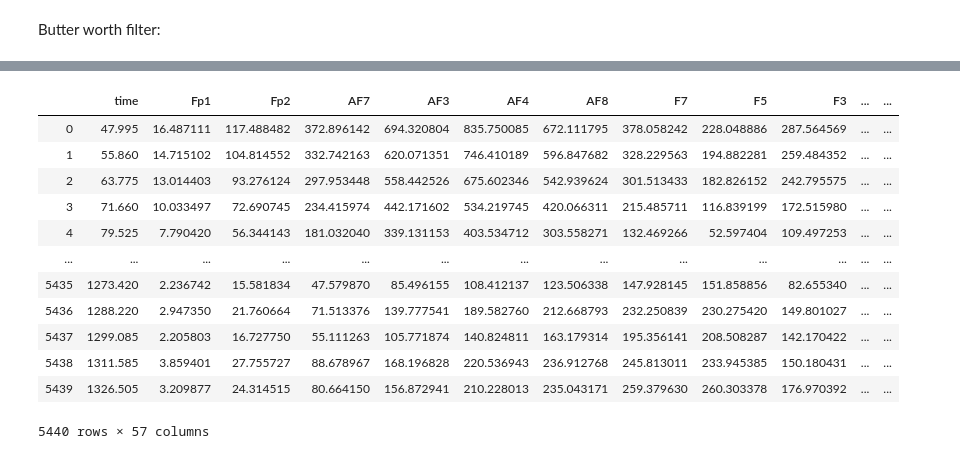
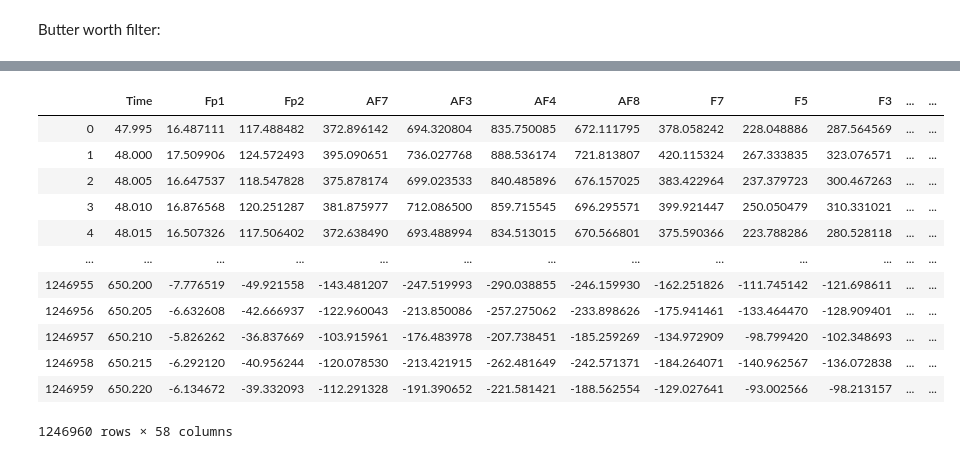
Before and after one commit to ellaelu/BCI-NERChallenge, a Jupyter notebook: preprocess.ipynb, the cells around one changed output, grey strips where cells are left out. Saved outputs shown, nothing was run; the diff lists cells and outputs as text; code cells hidden in the pictures.

Commit message:
- Added training and test data in array format of 3D size - Update preprocessing notebook with new code, fixed epoching, and added xDawn implementation - Added example of data use with models

```diff
--- a/preprocess.ipynb
+++ b/preprocess.ipynb
@@ -72,4 +110,4 @@ def extract_d(files):
     return temp
 # %%
-train = extract_d(train_files)
+train = extract_d2(train_files)
 # %% [output]
@@ -127,9 +183,9 @@ cols = ['Time', 'Fp1', 'Fp2', 'AF7', 'AF3', 'AF4', 'AF8', 'F7', 'F5', 'F3',
        'FC2', 'FC4', 'FC6', 'FT8', 'T7', 'C5', 'C3', 'C1', 'Cz', 'C2', 'C4',
        'C6', 'T8', 'TP7', 'CP5', 'CP3', 'CP1', 'CPz', 'CP2', 'CP4', 'CP6',
        'TP8', 'P7', 'P5', 'P3', 'P1', 'Pz', 'P2', 'P4', 'P6', 'P8', 'PO7',
-       'POz', 'P08', 'O1', 'O2', 'EOG']
+       'POz', 'P08', 'O1', 'O2', 'EOG', 'FeedBackEvent']
 train_df = pd.DataFrame(train, columns = cols)
-train_df.to_csv('Data/train_df.csv')
+#train_df.to_csv('Data/train_df.csv')
 # %% [markdown]
 Butter worth filter:
 # %%
@@ -145,6 +217,6 @@ def butter_filter(order, low_pass, high_pass, fs,sig):
 # %%
 sig = np.array(train)
-EEG = sig[:,1:-1]
+EEG = sig[:,1:-2]
 # %%
 order = 5
 low_pass = 1
@@ -152,20 +224,21 @@ high_pass = 40
 fs = 200
 filtered = butter_filter(order, low_pass, high_pass, fs, EEG)
 # %%
-df_filt = pd.DataFrame(filtered, columns = cols[1:-1])
-df_filt.insert(0, column='time', value=train_df.Time)
+df_filt = pd.DataFrame(filtered, columns = cols[1:-2])
+df_filt.insert(0, column='Time', value=train_df.Time)
+df_filt['FeedBackEvent'] = train_df.FeedBackEvent
 df_filt
 # %% [output]
-|  | time | Fp1 | Fp2 | AF7 | AF3 | AF4 | AF8 | F7 | F5 | F3 | ... | ... |
+|  | Time | Fp1 | Fp2 | AF7 | AF3 | AF4 | AF8 | F7 | F5 | F3 | ... | ... |
 | 0 | 47.995 | 16.487111 | 117.488482 | 372.896142 | 694.320804 | 835.750085 | 672.111795 | 378.058242 | 228.048886 | 287.564569 | ... | ... |
-| 1 | 55.860 | 14.715102 | 104.814552 | 332.742163 | 620.071351 | 746.410189 | 596.847682 | 328.229563 | 194.882281 | 259.484352 | ... | ... |
-| 2 | 63.775 | 13.014403 | 93.276124 | 297.953448 | 558.442526 | 675.602346 | 542.939624 | 301.513433 | 182.826152 | 242.795575 | ... | ... |
-| 3 | 71.660 | 10.033497 | 72.690745 | 234.415974 | 442.171602 | 534.219745 | 420.066311 | 215.485711 | 116.839199 | 172.515980 | ... | ... |
-| 4 | 79.525 | 7.790420 | 56.344143 | 181.032040 | 339.131153 | 403.534712 | 303.558271 | 132.469266 | 52.597404 | 109.497253 | ... | ... |
+| 1 | 48.000 | 17.509906 | 124.572493 | 395.090651 | 736.027768 | 888.536174 | 721.813807 | 420.115324 | 267.333835 | 323.076571 | ... | ... |
+| 2 | 48.005 | 16.647537 | 118.547828 | 375.878174 | 699.023533 | 840.485896 | 676.157025 | 383.422964 | 237.379723 | 300.467263 | ... | ... |
+| 3 | 48.010 | 16.876568 | 120.251287 | 381.875977 | 712.086500 | 859.715545 | 696.295571 | 399.921447 | 250.050479 | 310.331021 | ... | ... |
+| 4 | 48.015 | 16.507326 | 117.506402 | 372.638490 | 693.488994 | 834.513015 | 670.566801 | 375.590366 | 223.788286 | 280.528118 | ... | ... |
 | ... | ... | ... | ... | ... | ... | ... | ... | ... | ... | ... | ... | ... |
-| 5435 | 1273.420 | 2.236742 | 15.581834 | 47.579870 | 85.496155 | 108.412137 | 123.506338 | 147.928145 | 151.858856 | 82.655340 | ... | ... |
-| 5436 | 1288.220 | 2.947350 | 21.760664 | 71.513376 | 139.777541 | 189.582760 | 212.668793 | 232.250839 | 230.275420 | 149.801027 | ... | ... |
-| 5437 | 1299.085 | 2.205803 | 16.727750 | 55.111263 | 105.771874 | 140.824811 | 163.179314 | 195.356141 | 208.508287 | 142.170422 | ... | ... |
-| 5438 | 1311.585 | 3.859401 | 27.755727 | 88.678967 | 168.196828 | 220.536943 | 236.912768 | 245.813011 | 233.945385 | 150.180431 | ... | ... |
-| 5439 | 1326.505 | 3.209877 | 24.314515 | 80.664150 | 156.872941 | 210.228013 | 235.043171 | 259.379630 | 260.303378 | 176.970392 | ... | ... |
+| 1246955 | 650.200 | -7.776519 | -49.921558 | -143.481207 | -247.519993 | -290.038855 | -246.159930 | -162.251826 | -111.745142 | -121.698611 | ... | ... |
+| 1246956 | 650.205 | -6.632608 | -42.666937 | -122.960043 | -213.850086 | -257.275062 | -233.898626 | -175.941461 | -133.464470 | -128.909401 | ... | ... |
+| 1246957 | 650.210 | -5.826262 | -36.837669 | -103.915961 | -176.483978 | -207.738451 | -185.259269 | -134.972909 | -98.799420 | -102.348693 | ... | ... |
+| 1246958 | 650.215 | -6.292120 | -40.956244 | -120.078530 | -213.421915 | -262.481649 | -242.571371 | -184.264071 | -140.962567 | -136.072838 | ... | ... |
+| 1246959 | 650.220 | -6.134672 | -39.332093 | -112.291328 | -191.390652 | -221.581421 | -188.562554 | -129.027641 | -93.002566 | -98.213157 | ... | ... |
-5440 rows × 57 columns
+1246960 rows × 58 columns
```
Also changed, not shown: parts of 25 cells of this notebook, 3 other files.
